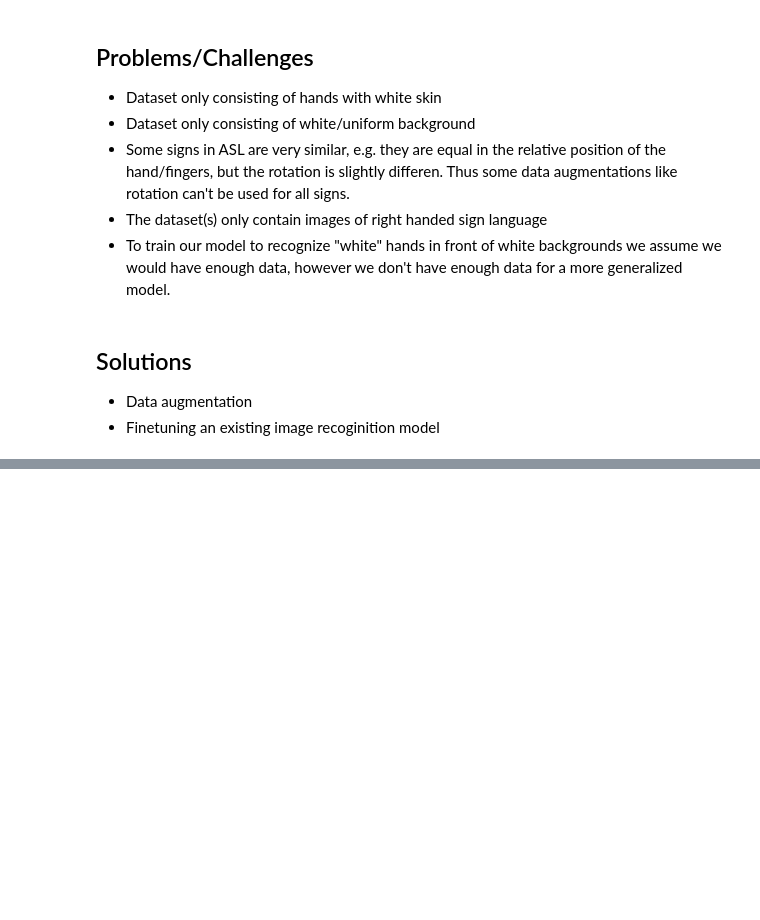
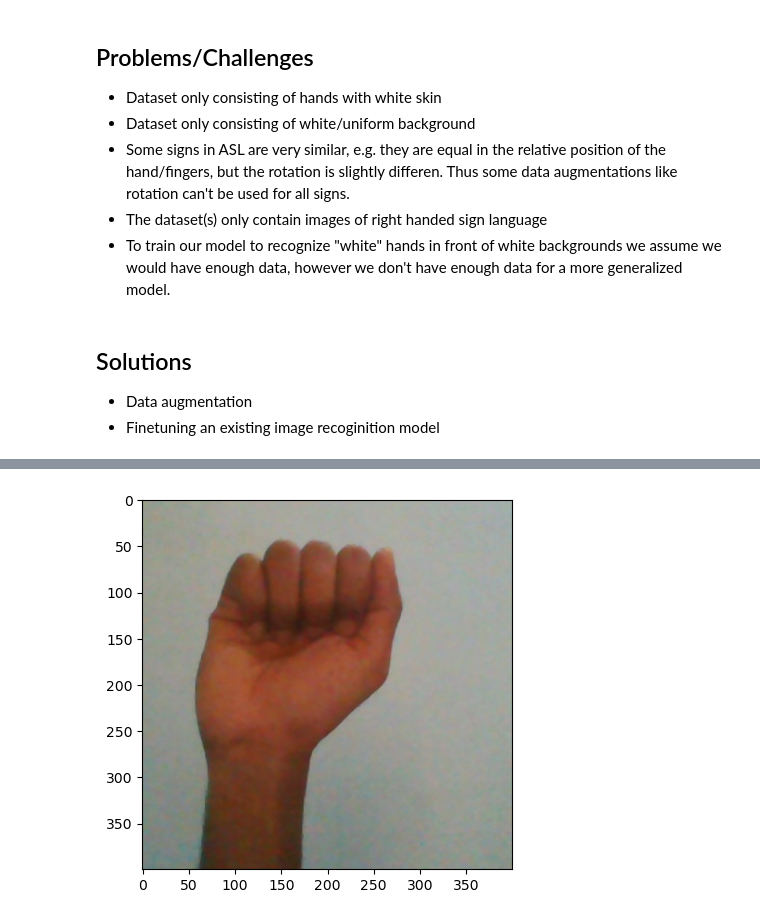
Before and after one commit to V8-Luky/dspro2, a Jupyter notebook: experiments/preprocessing-experiments.ipynb, the cells around one changed output, grey strips where cells are left out. Saved outputs shown, nothing was run; the diff lists cells and outputs as text; code cells hidden in the pictures; blank space fills up the shorter version.

```diff
--- a/experiments/preprocessing-experiments.ipynb
+++ b/experiments/preprocessing-experiments.ipynb
@@ -92,0 +124,7 @@ OpenPose: https://cmu-perceptual-computing-lab.github.io/openpose/web/html/doc/m
+# %%
+def flip_image(image):
+    return cv.flip(img, 1)
+# %%
+show_image(flip_image(img))
+# %% [output]
+[figure, added]
```
Also changed, not shown: parts of 24 cells of this notebook.
